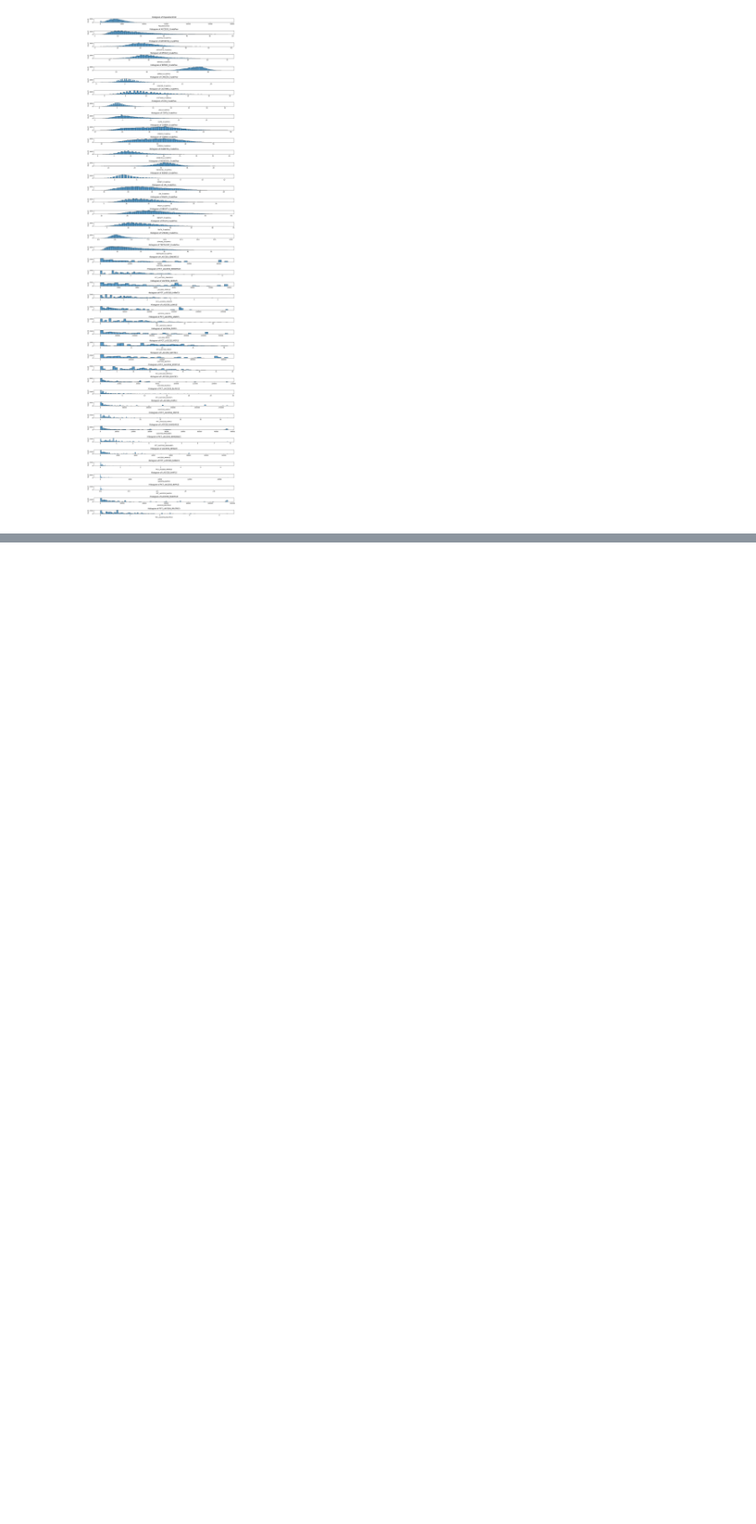
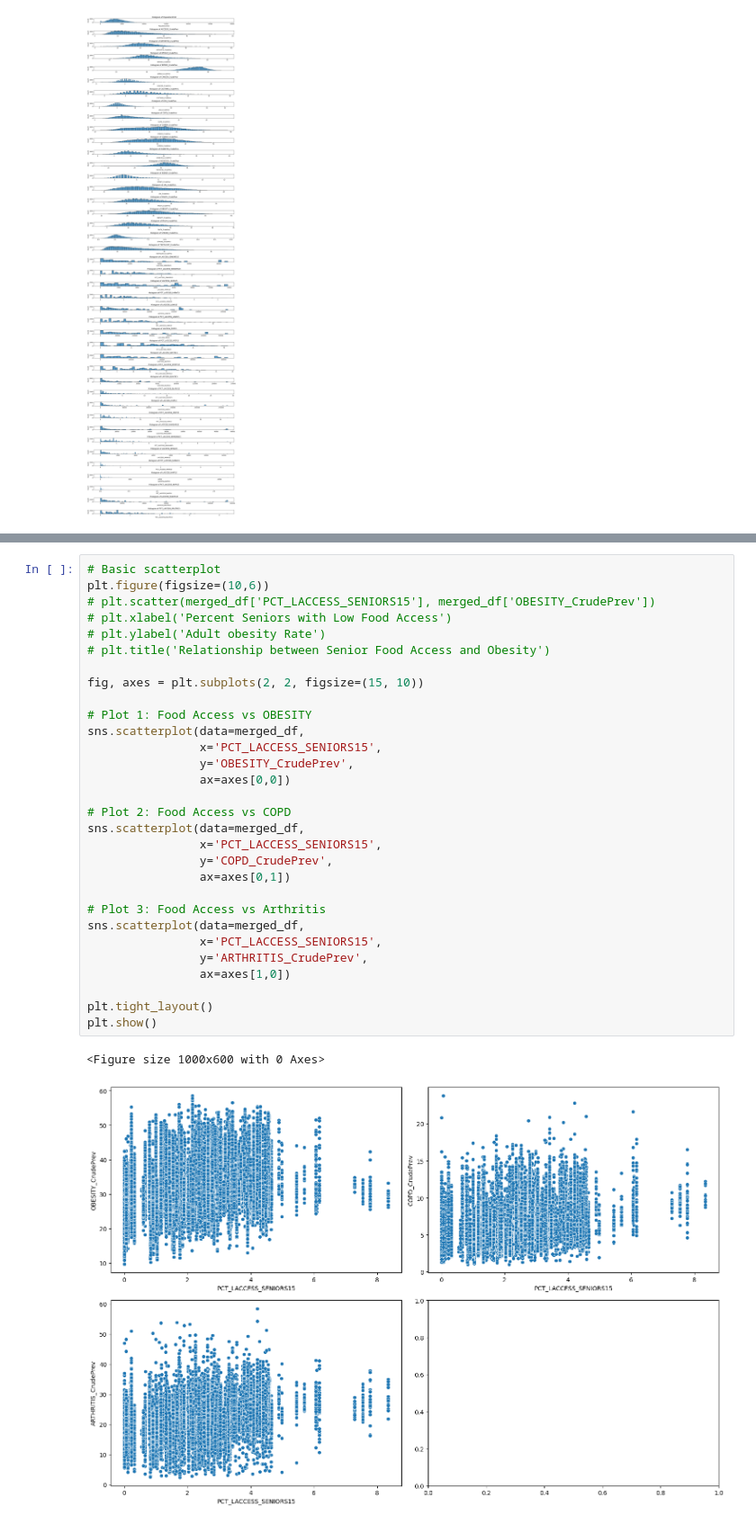
Before and after one commit to opheliasin/n1health_data_challenge, a Jupyter notebook: data_exploration.ipynb, the cells around one changed output, grey strips where cells are left out. Shown at 90% size. Drawn from its saved outputs; the diff is of its cells as text; blank space fills up the shorter version.

```diff
--- a/data_exploration.ipynb
+++ b/data_exploration.ipynb
@@ -346,0 +417,33 @@ conn.close()
+# %%
+# Basic scatterplot
+plt.figure(figsize=(10,6))
+# plt.scatter(merged_df['PCT_LACCESS_SENIORS15'], merged_df['OBESITY_CrudePrev'])
+# plt.xlabel('Percent Seniors with Low Food Access')
+# plt.ylabel('Adult obesity Rate')
+# plt.title('Relationship between Senior Food Access and Obesity')
+
+fig, axes = plt.subplots(2, 2, figsize=(15, 10))
+
+# Plot 1: Food Access vs OBESITY
+sns.scatterplot(data=merged_df,
+                x='PCT_LACCESS_SENIORS15',
+                y='OBESITY_CrudePrev',
+                ax=axes[0,0])
+
+# Plot 2: Food Access vs COPD
+sns.scatterplot(data=merged_df,
+                x='PCT_LACCESS_SENIORS15',
+                y='COPD_CrudePrev',
+                ax=axes[0,1])
+
+# Plot 3: Food Access vs Arthritis
+sns.scatterplot(data=merged_df,
+                x='PCT_LACCESS_SENIORS15',
+                y='ARTHRITIS_CrudePrev',
+                ax=axes[1,0])
+
+plt.tight_layout()
+plt.show()
+# %% [output]
+<Figure size 1000x600 with 0 Axes>
+[figure, added]
```
Also changed, not shown: parts of 42 cells of this notebook.
